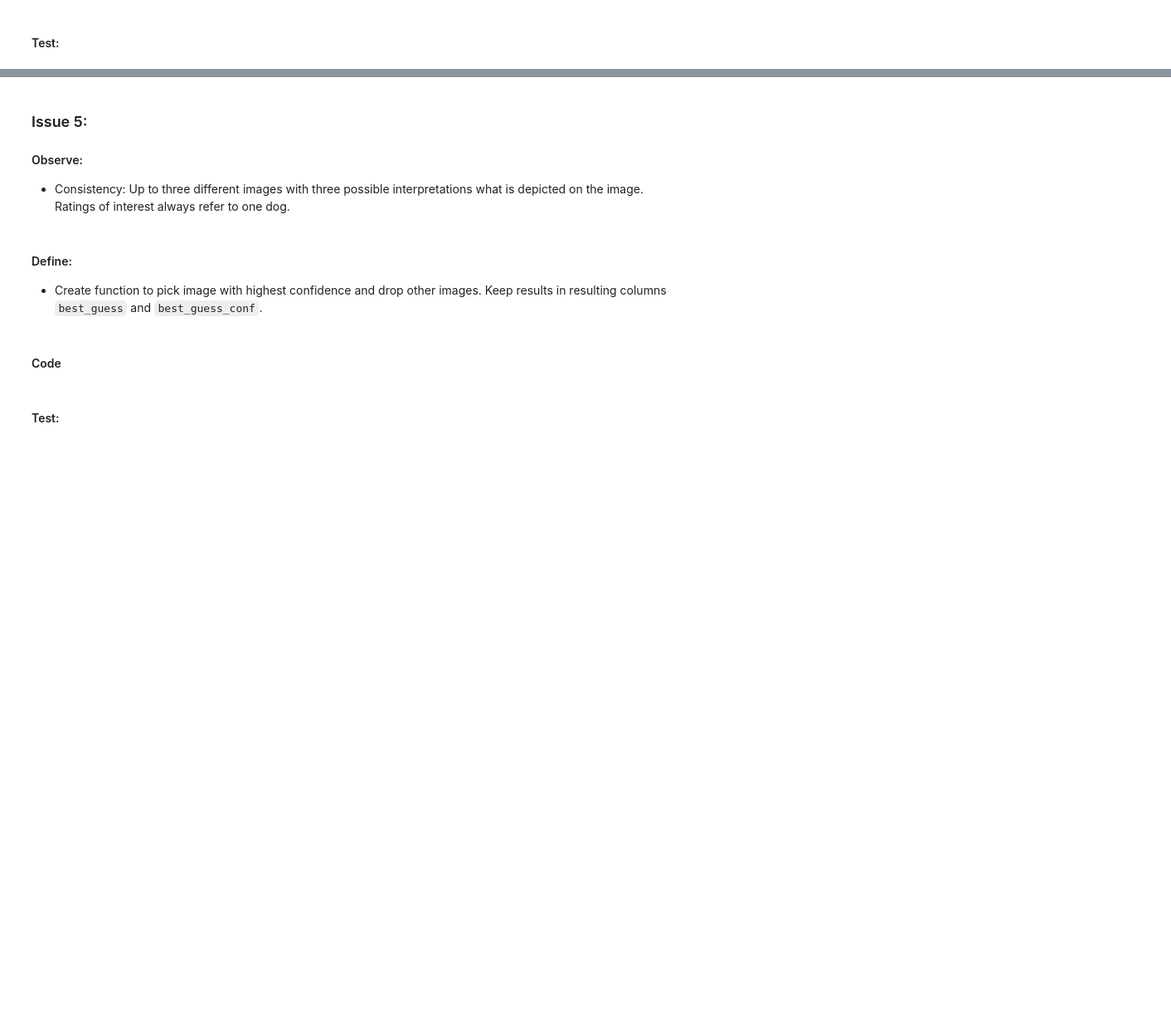
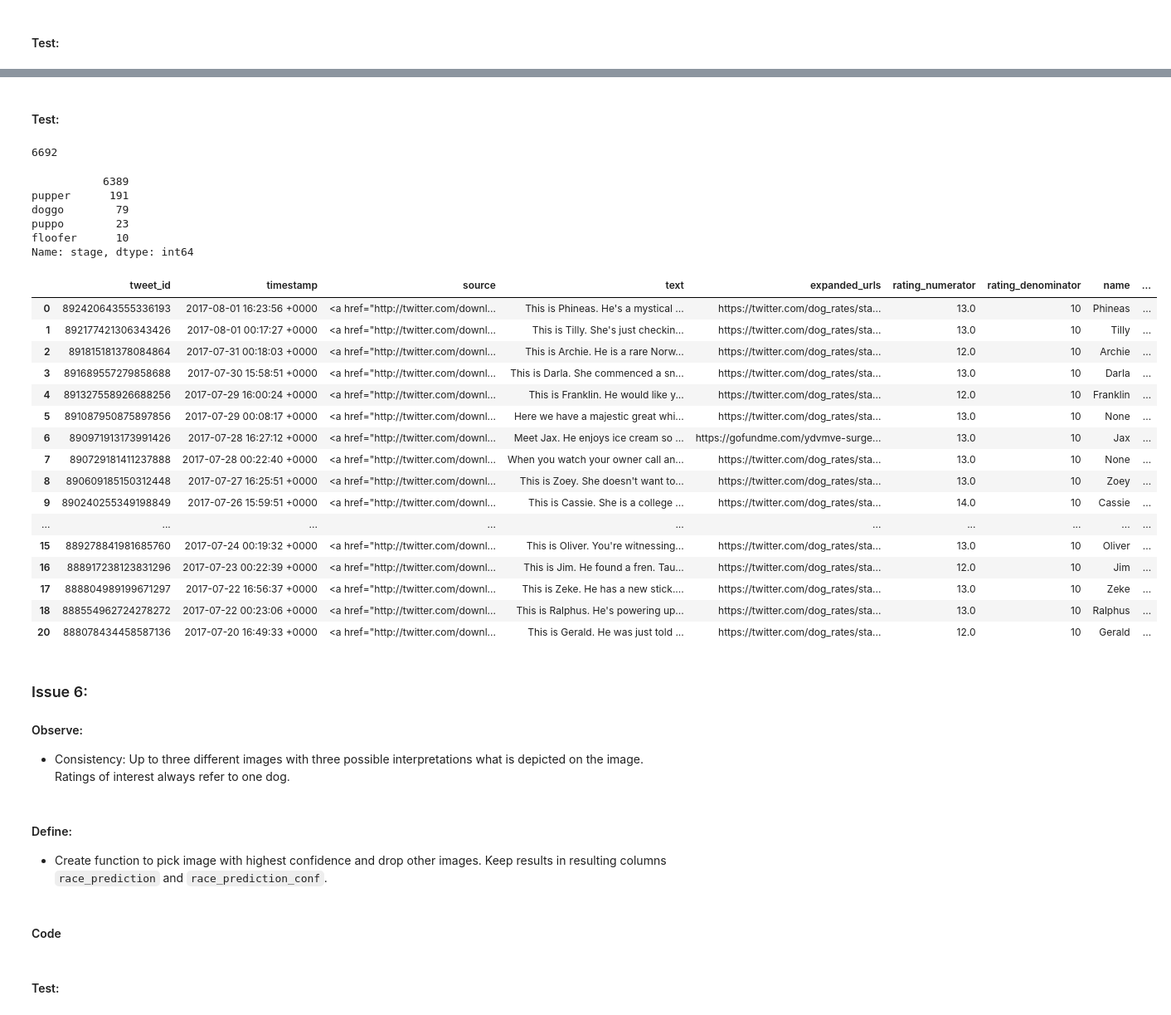
Before and after one commit to LeopoldWalther/DataWrangleAndAnalyze, a Jupyter notebook: wrangle_act.ipynb, the cells around one changed output, grey strips where cells are left out. Shown at 83% size. Cells and saved outputs as stored; diff of their text form; code cells hidden in the pictures; blank space fills up the shorter version.

```diff
--- a/wrangle_act.ipynb
+++ b/wrangle_act.ipynb
@@ -569,0 +600,20 @@ len(df_twitter_archive_enhanced_clean[df_twitter_archive_enhanced_clean['rating_
+# %%
+df_twitter_archive_enhanced_clean['rating_denominator_text'] = df_twitter_archive_enhanced_clean['rating_denominator_text'].replace(np.nan, 'None')
+
+# Function to apply, which goes through 3 available guesses and picks the one with highest confidence beeing dog
+def fill_missing_numerators(tweet):
+    if tweet['rating_denominator_text'] == 'None':
+        rating_numerator = tweet['rating_denominator']
+        return rating_numerator
+    else:
+        rating_numerator = tweet['rating_denominator_text']
+        return rating_numerator
+
+# Apply function to dataframe
+df_twitter_archive_enhanced_clean['rating_denominator_merge'] = df_twitter_archive_enhanced_clean.apply(fill_missing_numerators, axis=1)
+
+
+df_twitter_archive_enhanced_clean['rating_denominator'] = df_twitter_archive_enhanced_clean['rating_denominator_merge']
+
+# Note: axis=1 denotes that referring to a column, not a row
+df_twitter_archive_enhanced_clean.drop(['rating_denominator_merge', 'rating_denominator_text'], axis=1, inplace=True)
@@ -586,6 +643,8 @@ df_twitter_archive_enhanced_clean.rating_denominator = pd.to_numeric(df_twitter_
 
 # Note: axis=1 denotes that referring to a column, not a row
 df_twitter_archive_enhanced_clean.drop('rating', axis=1, inplace=True)
+# %%
+df_twitter_archive_enhanced_clean = df_twitter_archive_enhanced_clean.query('rating_denominator == 10')
 # %% [markdown]
 #### Test:
 # %%
@@ -642,0 +707,4 @@ Name: rating_denominator, dtype: int64
+# %%
+# Extract stage via regex
+df_twitter_archive_enhanced_clean['stage'] = df_twitter_archive_enhanced_clean.text.str.extract(
+    '(puppo|pupper|floofer|doggo)', expand=True)
@@ -642,0 +747,10 @@ Name: rating_denominator, dtype: int64
+# %%
+# Replace None with NaN
+for stage in stages:
+    df_twitter_archive_enhanced_clean[stage] = df_twitter_archive_enhanced_clean[stage].replace('None', np.nan)
+
+# Use melt function to melt pupper, doggo, puppo, floofer to new column 'stage
+df_twitter_archive_enhanced_clean = pd.melt(df_twitter_archive_enhanced_clean,
+                                            id_vars=['tweet_id', 'timestamp', 'source', 'text',
+                                                     'expanded_urls', 'rating_numerator', 'rating_denominator',
+                                                     'name'], var_name='var_name', value_name='stage')
@@ -643,10 +763,45 @@ Name: rating_denominator, dtype: int64
+# %% [markdown]
+#### Test:
+# %%
+len(df_twitter_archive_enhanced_clean)
+# %% [output]
+6692
+# %%
+df_twitter_archive_enhanced_clean.stage.value_counts()
+# %% [output]
+           6389
+pupper      191
+doggo        79
+puppo        23
+floofer      10
+Name: stage, dtype: int64
+# %%
+df_twitter_archive_enhanced_clean.head(20)
+# %% [output]
+|  | tweet_id | timestamp | source | text | expanded_urls | rating_numerator | rating_denominator | name | ... |
+| 0 | 892420643555336193 | 2017-08-01 16:23:56 +0000 | <a href="http://twitter.com/downl... | This is Phineas. He's a mystical ... | https://twitter.com/dog_rates/sta... | 13.0 | 10 | Phineas | ... |
+| 1 | 892177421306343426 | 2017-08-01 00:17:27 +0000 | <a href="http://twitter.com/downl... | This is Tilly. She's just checkin... | https://twitter.com/dog_rates/sta... | 13.0 | 10 | Tilly | ... |
+| 2 | 891815181378084864 | 2017-07-31 00:18:03 +0000 | <a href="http://twitter.com/downl... | This is Archie. He is a rare Norw... | https://twitter.com/dog_rates/sta... | 12.0 | 10 | Archie | ... |
+| 3 | 891689557279858688 | 2017-07-30 15:58:51 +0000 | <a href="http://twitter.com/downl... | This is Darla. She commenced a sn... | https://twitter.com/dog_rates/sta... | 13.0 | 10 | Darla | ... |
+| 4 | 891327558926688256 | 2017-07-29 16:00:24 +0000 | <a href="http://twitter.com/downl... | This is Franklin. He would like y... | https://twitter.com/dog_rates/sta... | 12.0 | 10 | Franklin | ... |
+| 5 | 891087950875897856 | 2017-07-29 00:08:17 +0000 | <a href="http://twitter.com/downl... | Here we have a majestic great whi... | https://twitter.com/dog_rates/sta... | 13.0 | 10 | None | ... |
+| 6 | 890971913173991426 | 2017-07-28 16:27:12 +0000 | <a href="http://twitter.com/downl... | Meet Jax. He enjoys ice cream so ... | https://gofundme.com/ydvmve-surge... | 13.0 | 10 | Jax | ... |
+| 7 | 890729181411237888 | 2017-07-28 00:22:40 +0000 | <a href="http://twitter.com/downl... | When you watch your owner call an... | https://twitter.com/dog_rates/sta... | 13.0 | 10 | None | ... |
+| 8 | 890609185150312448 | 2017-07-27 16:25:51 +0000 | <a href="http://twitter.com/downl... | This is Zoey. She doesn't want to... | https://twitter.com/dog_rates/sta... | 13.0 | 10 | Zoey | ... |
+| 9 | 890240255349198849 | 2017-07-26 15:59:51 +0000 | <a href="http://twitter.com/downl... | This is Cassie. She is a college ... | https://twitter.com/dog_rates/sta... | 14.0 | 10 | Cassie | ... |
+| ... | ... | ... | ... | ... | ... | ... | ... | ... | ... |
+| 15 | 889278841981685760 | 2017-07-24 00:19:32 +0000 | <a href="http://twitter.com/downl... | This is Oliver. You're witnessing... | https://twitter.com/dog_rates/sta... | 13.0 | 10 | Oliver | ... |
+| 16 | 888917238123831296 | 2017-07-23 00:22:39 +0000 | <a href="http://twitter.com/downl... | This is Jim. He found a fren. Tau... | https://twitter.com/dog_rates/sta... | 12.0 | 10 | Jim | ... |
+| 17 | 888804989199671297 | 2017-07-22 16:56:37 +0000 | <a href="http://twitter.com/downl... | This is Zeke. He has a new stick.... | https://twitter.com/dog_rates/sta... | 13.0 | 10 | Zeke | ... |
+| 18 | 888554962724278272 | 2017-07-22 00:23:06 +0000 | <a href="http://twitter.com/downl... | This is Ralphus. He's powering up... | https://twitter.com/dog_rates/sta... | 13.0 | 10 | Ralphus | ... |
+| 20 | 888078434458587136 | 2017-07-20 16:49:33 +0000 | <a href="http://twitter.com/downl... | This is Gerald. He was just told ... | https://twitter.com/dog_rates/sta... | 12.0 | 10 | Gerald | ... |
 # %% [markdown]
-### Issue 5:
+### Issue 6:
 #### Observe:
 - Consistency: Up to three different images with three possible interpretations what is depicted on the image. Ratings of interest always refer to one dog.
 # %% [markdown]
 #### Define:
-- Create function to pick image with highest confidence and drop other images. Keep results in resulting columns `best_guess` and `best_guess_conf`.
+- Create function to pick image with highest confidence and drop other images. Keep results in resulting columns `race_prediction` and `race_prediction_conf`.
 # %% [markdown]
 #### Code
 # %%
```
Also changed, not shown: parts of 52 cells of this notebook.
